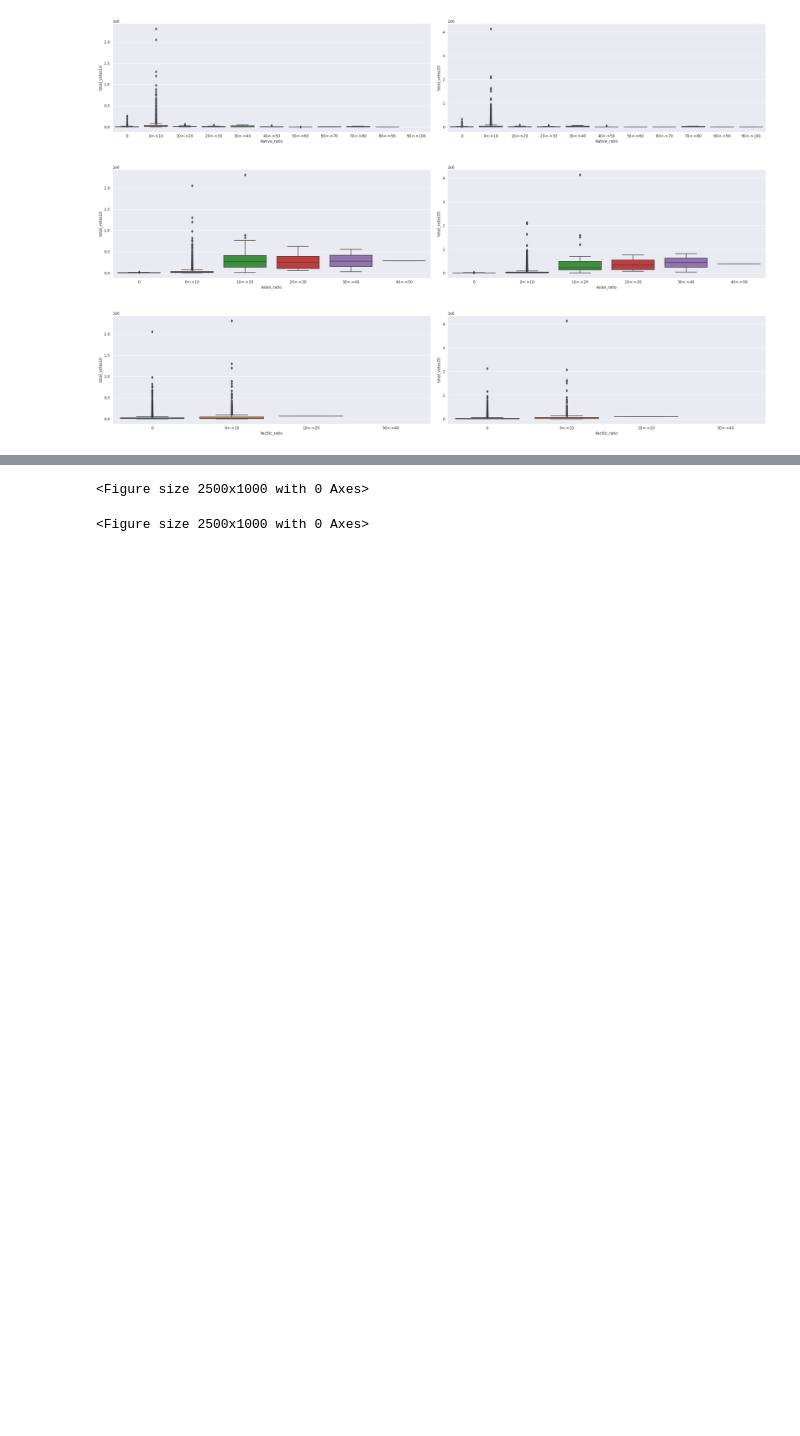
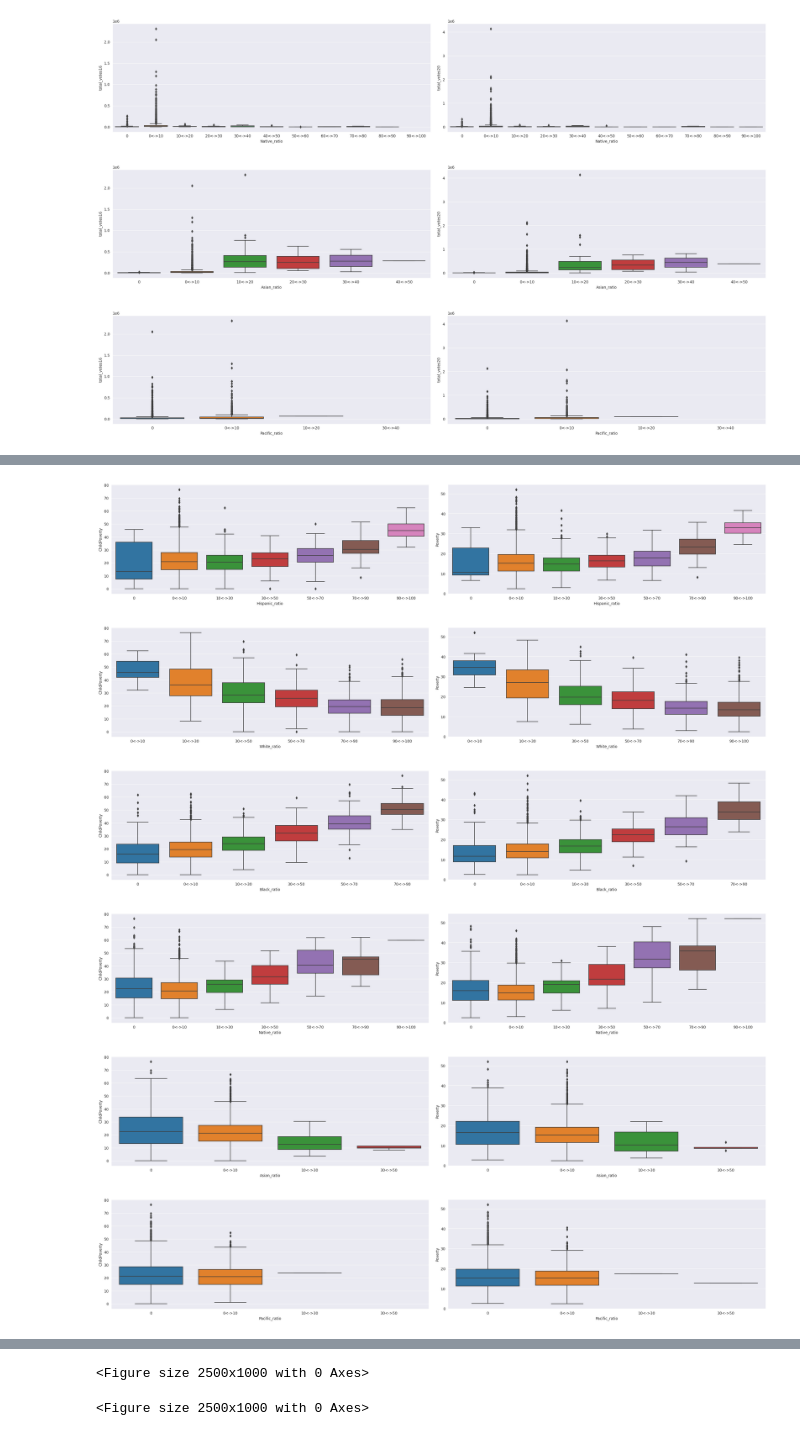
Before and after one commit to XDEBUF/covid_social_poll, a Jupyter notebook: covid inference.ipynb, the cells around one changed output, grey strips where cells are left out. Drawn from its saved outputs; the diff is of its cells as text; code cells hidden in the pictures; blank space fills up the shorter version.

Commit message:
ajout de différent graphiques explicatifs permettant de comparer des colonnes deux à deux en fonction des ethnies

```diff
--- a/covid inference.ipynb
+++ b/covid inference.ipynb
@@ -309,0 +330,9 @@ print_stats_ethnies(list_colRatio, list_col,"total_votes16","total_votes20")
+# %%
+print_stats_ethnies(list_colRatio, list_col,"ChildPoverty","Poverty")
+# %% [output]
+[figure, added]
+[figure, added]
+[figure, added]
+[figure, added]
+[figure, added]
+[figure, added]
```
Also changed, not shown: parts of 3 cells of this notebook.
